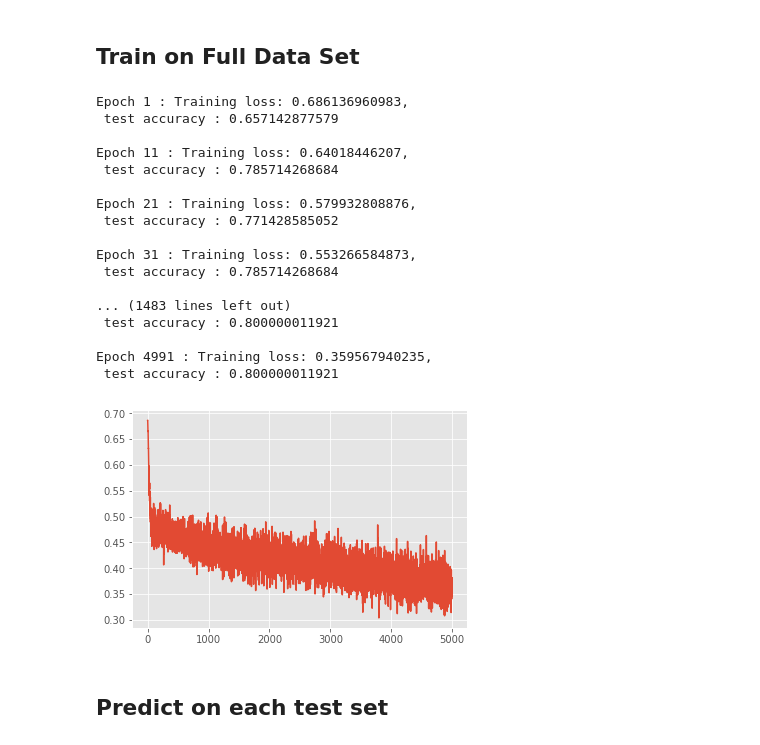
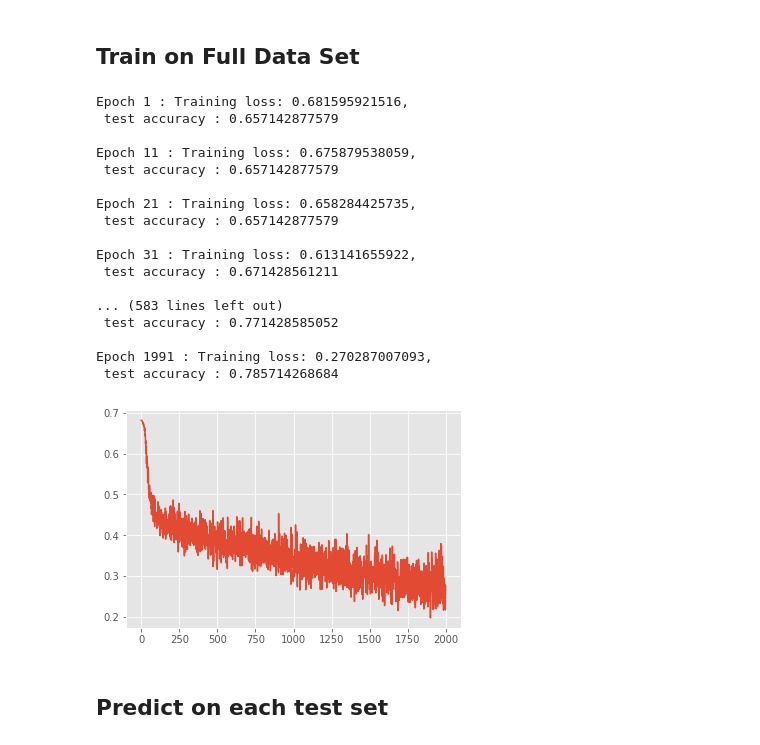
Before and after one commit to StanleyGan/NN_pima, a Jupyter notebook: main.ipynb, the cells around one changed output. Saved outputs shown, nothing was run; the diff lists cells and outputs as text; code cells hidden in the pictures.

```diff
--- a/main.ipynb
+++ b/main.ipynb
@@ -150,32 +152,32 @@ The parameters which achieve this accuracy are:
 # %%
 inputDim = X_train_scaled.shape[1]
 outputDim = y_train.shape[1]
 mlp = MLP()
-mlp.buildModel(neurons=[30,20], activations=['elu', 'elu'],
-               dropout=[0.7,0.7], inputDim=inputDim, outputDim=outputDim)
+mlp.buildModel(neurons=[30,20,10], activations=['relu', 'relu', 'relu'],
+               dropout=[0.8,0.8, 0.8], inputDim=inputDim, outputDim=outputDim)
 
 %matplotlib inline
 results = mlp.train(X=X_train_scaled, y=y_train, X_test=X_test_scaled, y_test=y_test,
-                    num_epochs=5000, lr=0.0003, seed=seed)
+                    num_epochs=2000, lr=0.0003, seed=seed)
 # %% [output]
-Epoch 1 : Training loss: 0.686136960983,
+Epoch 1 : Training loss: 0.681595921516,
  test accuracy : 0.657142877579
 
-Epoch 11 : Training loss: 0.64018446207,
- test accuracy : 0.785714268684
+Epoch 11 : Training loss: 0.675879538059,
+ test accuracy : 0.657142877579
 
-Epoch 21 : Training loss: 0.579932808876,
+Epoch 21 : Training loss: 0.658284425735,
+ test accuracy : 0.657142877579
+
+Epoch 31 : Training loss: 0.613141655922,
+ test accuracy : 0.671428561211
+
+... (583 lines left out)
  test accuracy : 0.771428585052
 
-Epoch 31 : Training loss: 0.553266584873,
+Epoch 1991 : Training loss: 0.270287007093,
  test accuracy : 0.785714268684
-
-... (1483 lines left out)
- test accuracy : 0.800000011921
-
-Epoch 4991 : Training loss: 0.359567940235,
- test accuracy : 0.800000011921
-[figure, old version]
+[figure, new version]
 # %% [markdown]
 ## Predict on each test set
 # %% [markdown]
```
Also changed, not shown: parts of 8 cells of this notebook, 3 other files.
